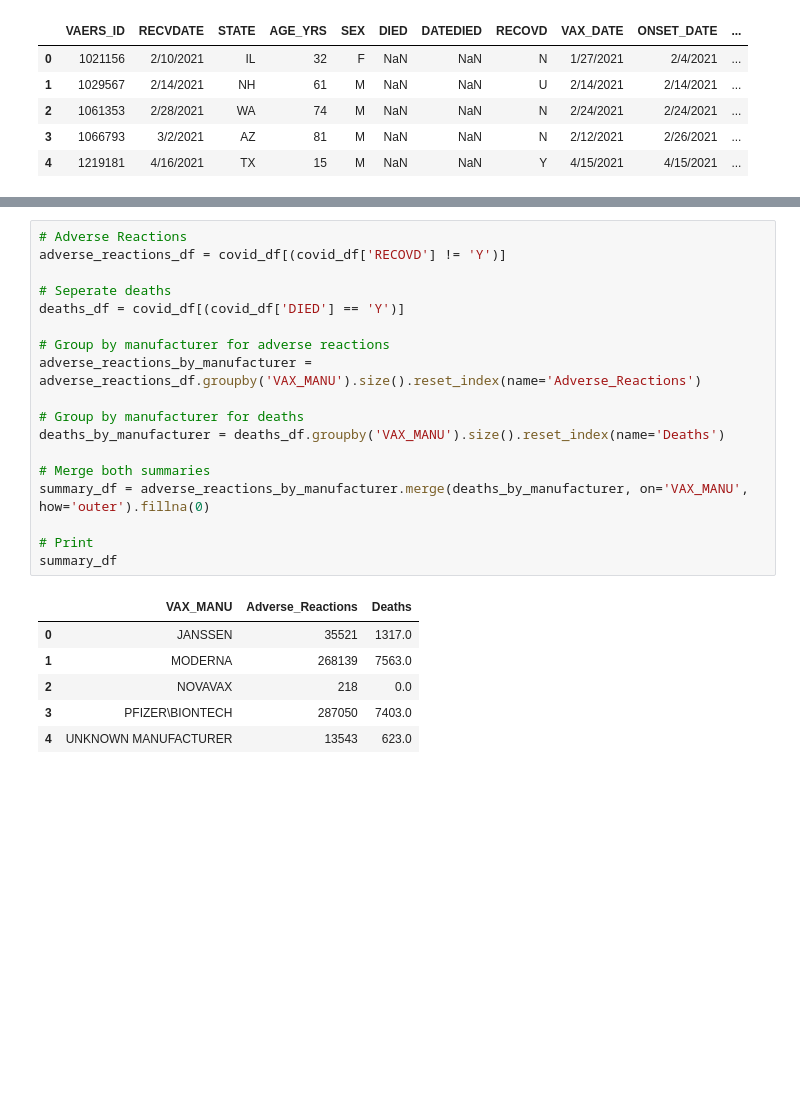
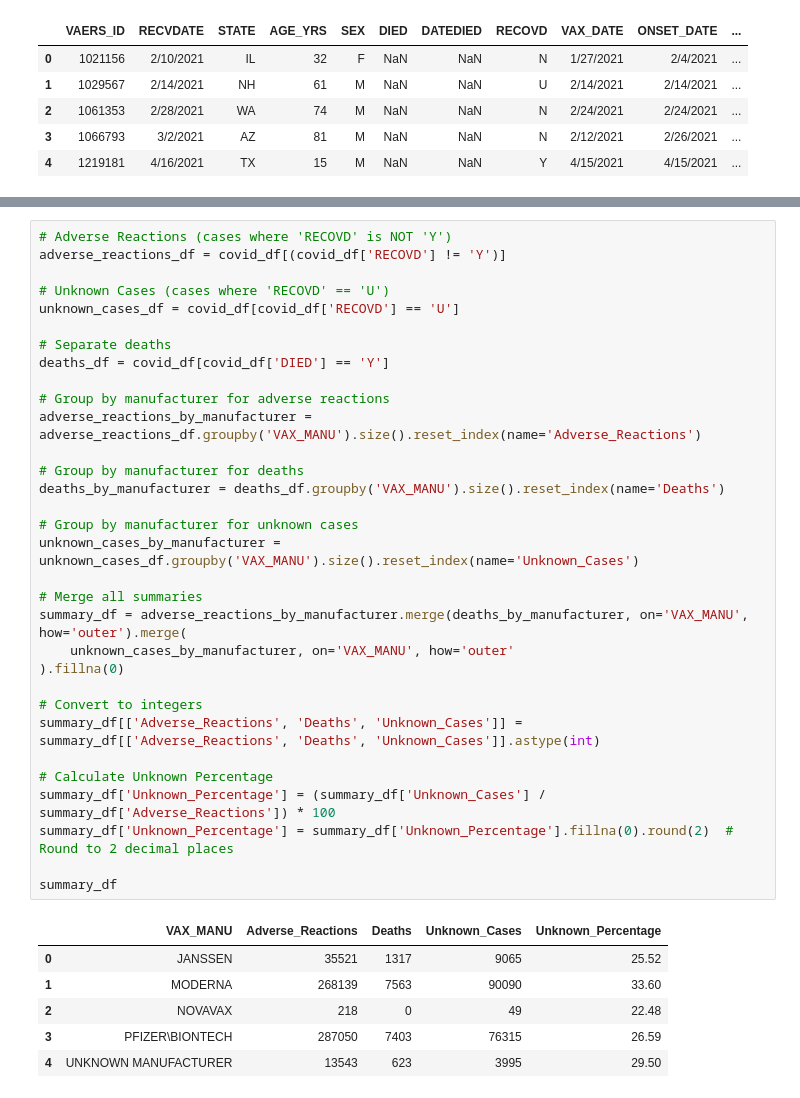
Before and after one commit to eli-crawley/covid_health, a Jupyter notebook: individual_works/lroberts.ipynb, the cells around one changed output, grey strips where cells are left out. Cells and saved outputs as stored; diff of their text form; blank space fills up the shorter version.

```diff
--- a/individual_works/lroberts.ipynb
+++ b/individual_works/lroberts.ipynb
@@ -59,28 +70,42 @@ vaccine_counts
 # %%
-# Adverse Reactions
+# Adverse Reactions (cases where 'RECOVD' is NOT 'Y')
 adverse_reactions_df = covid_df[(covid_df['RECOVD'] != 'Y')]
 
-# Seperate deaths
-deaths_df = covid_df[(covid_df['DIED'] == 'Y')]
+# Unknown Cases (cases where 'RECOVD' == 'U')
+unknown_cases_df = covid_df[covid_df['RECOVD'] == 'U']
+
+# Separate deaths
+deaths_df = covid_df[covid_df['DIED'] == 'Y']
 
 # Group by manufacturer for adverse reactions
 adverse_reactions_by_manufacturer = adverse_reactions_df.groupby('VAX_MANU').size().reset_index(name='Adverse_Reactions')
 
 # Group by manufacturer for deaths
 deaths_by_manufacturer = deaths_df.groupby('VAX_MANU').size().reset_index(name='Deaths')
 
-# Merge both summaries
-summary_df = adverse_reactions_by_manufacturer.merge(deaths_by_manufacturer, on='VAX_MANU', how='outer').fillna(0)
+# Group by manufacturer for unknown cases
+unknown_cases_by_manufacturer = unknown_cases_df.groupby('VAX_MANU').size().reset_index(name='Unknown_Cases')
 
-# Print
+# Merge all summaries
+summary_df = adverse_reactions_by_manufacturer.merge(deaths_by_manufacturer, on='VAX_MANU', how='outer').merge(
+    unknown_cases_by_manufacturer, on='VAX_MANU', how='outer'
+).fillna(0)
+
+# Convert to integers
+summary_df[['Adverse_Reactions', 'Deaths', 'Unknown_Cases']] = summary_df[['Adverse_Reactions', 'Deaths', 'Unknown_Cases']].astype(int)
+
+# Calculate Unknown Percentage
+summary_df['Unknown_Percentage'] = (summary_df['Unknown_Cases'] / summary_df['Adverse_Reactions']) * 100
+summary_df['Unknown_Percentage'] = summary_df['Unknown_Percentage'].fillna(0).round(2)  # Round to 2 decimal places
+
 summary_df
 # %% [output]
-|  | VAX_MANU | Adverse_Reactions | Deaths |
-| 0 | JANSSEN | 35521 | 1317.0 |
-| 1 | MODERNA | 268139 | 7563.0 |
-| 2 | NOVAVAX | 218 | 0.0 |
-| 3 | PFIZER\BIONTECH | 287050 | 7403.0 |
-| 4 | UNKNOWN MANUFACTURER | 13543 | 623.0 |
+|  | VAX_MANU | Adverse_Reactions | Deaths | Unknown_Cases | Unknown_Percentage |
+| 0 | JANSSEN | 35521 | 1317 | 9065 | 25.52 |
+| 1 | MODERNA | 268139 | 7563 | 90090 | 33.60 |
+| 2 | NOVAVAX | 218 | 0 | 49 | 22.48 |
+| 3 | PFIZER\BIONTECH | 287050 | 7403 | 76315 | 26.59 |
+| 4 | UNKNOWN MANUFACTURER | 13543 | 623 | 3995 | 29.50 |
 # %%
 #adverse reaction %
 adverse_percentage_df = vaccine_counts.merge(adverse_reactions_by_manufacturer, on='VAX_MANU', how='left').fillna(0)
```
Also changed, not shown: parts of 9 cells of this notebook, 2 other files.
